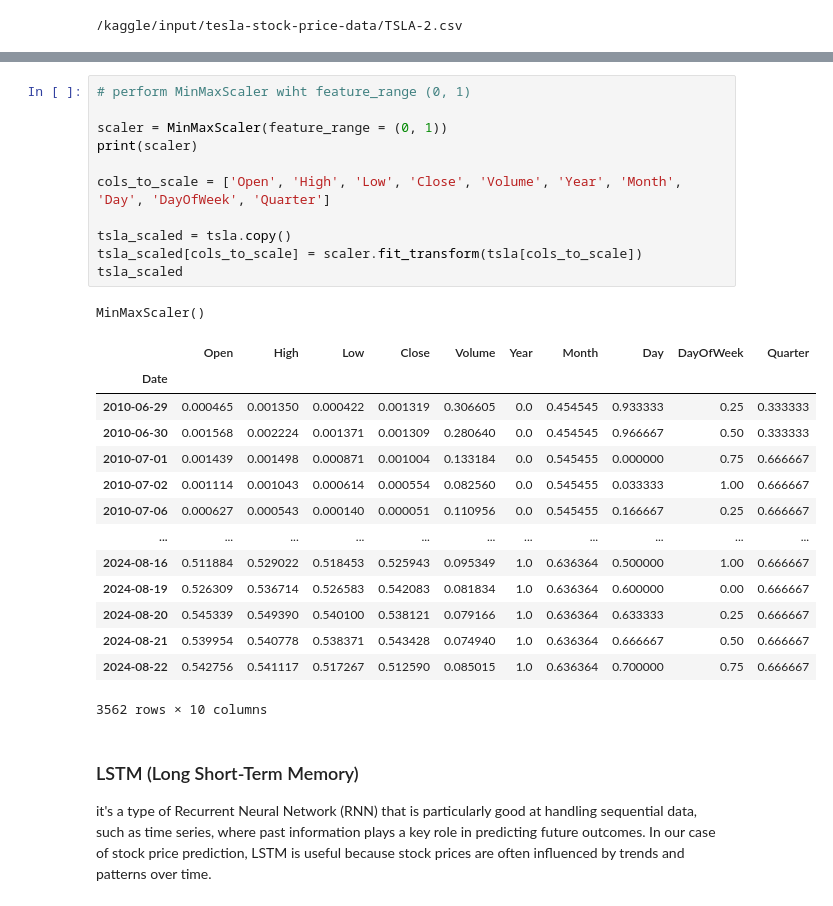
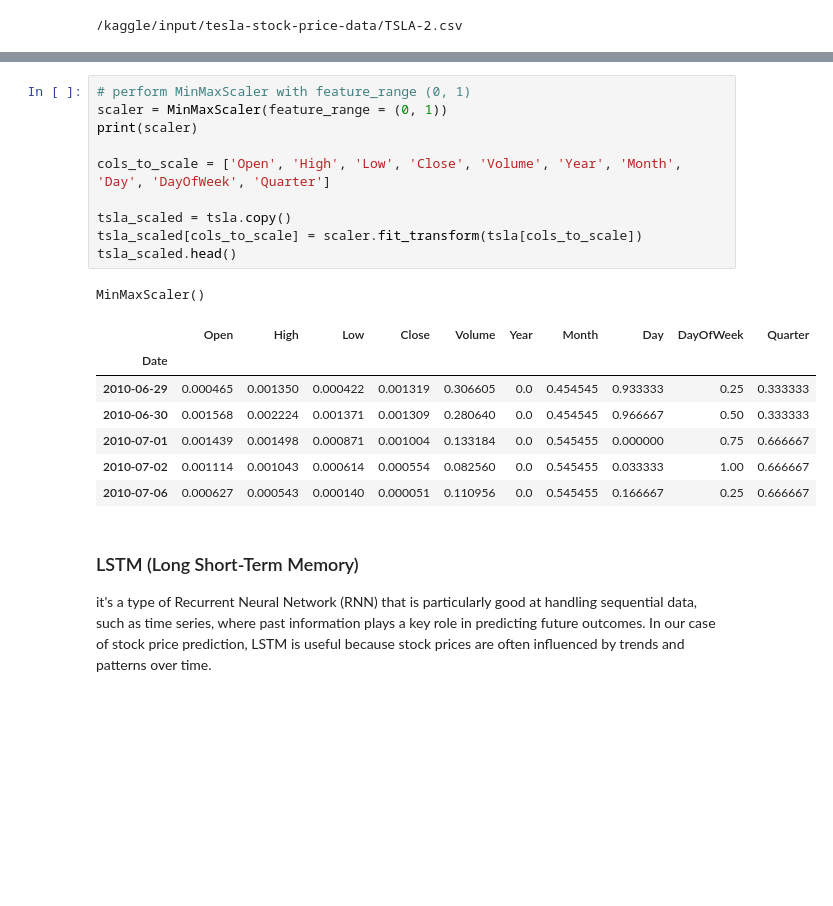
Before and after one commit to CollinsLemeke/Tesla-Stock-Prediction, a Jupyter notebook: tesla-stock-prediction.ipynb, the cells around one changed output, grey strips where cells are left out. Drawn from its saved outputs; the diff is of its cells as text; blank space fills up the shorter version.

```diff
--- a/tesla-stock-prediction.ipynb
+++ b/tesla-stock-prediction.ipynb
@@ -92,30 +85,22 @@ tsla
 # %%
-# perform MinMaxScaler wiht feature_range (0, 1)
-
+# perform MinMaxScaler with feature_range (0, 1)
 scaler = MinMaxScaler(feature_range = (0, 1))
 print(scaler)
 
 cols_to_scale = ['Open', 'High', 'Low', 'Close', 'Volume', 'Year', 'Month', 'Day', 'DayOfWeek', 'Quarter']
 
 tsla_scaled = tsla.copy()
 tsla_scaled[cols_to_scale] = scaler.fit_transform(tsla[cols_to_scale])
-tsla_scaled
+tsla_scaled.head()
 # %% [output]
 MinMaxScaler()
 |  | Open | High | Low | Close | Volume | Year | Month | Day | DayOfWeek | Quarter |
 | Date |  |  |  |  |  |  |  |  |  |  |
 | 2010-06-29 | 0.000465 | 0.001350 | 0.000422 | 0.001319 | 0.306605 | 0.0 | 0.454545 | 0.933333 | 0.25 | 0.333333 |
 | 2010-06-30 | 0.001568 | 0.002224 | 0.001371 | 0.001309 | 0.280640 | 0.0 | 0.454545 | 0.966667 | 0.50 | 0.333333 |
 | 2010-07-01 | 0.001439 | 0.001498 | 0.000871 | 0.001004 | 0.133184 | 0.0 | 0.545455 | 0.000000 | 0.75 | 0.666667 |
 | 2010-07-02 | 0.001114 | 0.001043 | 0.000614 | 0.000554 | 0.082560 | 0.0 | 0.545455 | 0.033333 | 1.00 | 0.666667 |
 | 2010-07-06 | 0.000627 | 0.000543 | 0.000140 | 0.000051 | 0.110956 | 0.0 | 0.545455 | 0.166667 | 0.25 | 0.666667 |
-| ... | ... | ... | ... | ... | ... | ... | ... | ... | ... | ... |
-| 2024-08-16 | 0.511884 | 0.529022 | 0.518453 | 0.525943 | 0.095349 | 1.0 | 0.636364 | 0.500000 | 1.00 | 0.666667 |
-| 2024-08-19 | 0.526309 | 0.536714 | 0.526583 | 0.542083 | 0.081834 | 1.0 | 0.636364 | 0.600000 | 0.00 | 0.666667 |
-| 2024-08-20 | 0.545339 | 0.549390 | 0.540100 | 0.538121 | 0.079166 | 1.0 | 0.636364 | 0.633333 | 0.25 | 0.666667 |
-| 2024-08-21 | 0.539954 | 0.540778 | 0.538371 | 0.543428 | 0.074940 | 1.0 | 0.636364 | 0.666667 | 0.50 | 0.666667 |
-| 2024-08-22 | 0.542756 | 0.541117 | 0.517267 | 0.512590 | 0.085015 | 1.0 | 0.636364 | 0.700000 | 0.75 | 0.666667 |
-3562 rows × 10 columns
 # %% [markdown]
 ### LSTM (Long Short-Term Memory)
 
```
Also changed, not shown: parts of 16 cells of this notebook.
